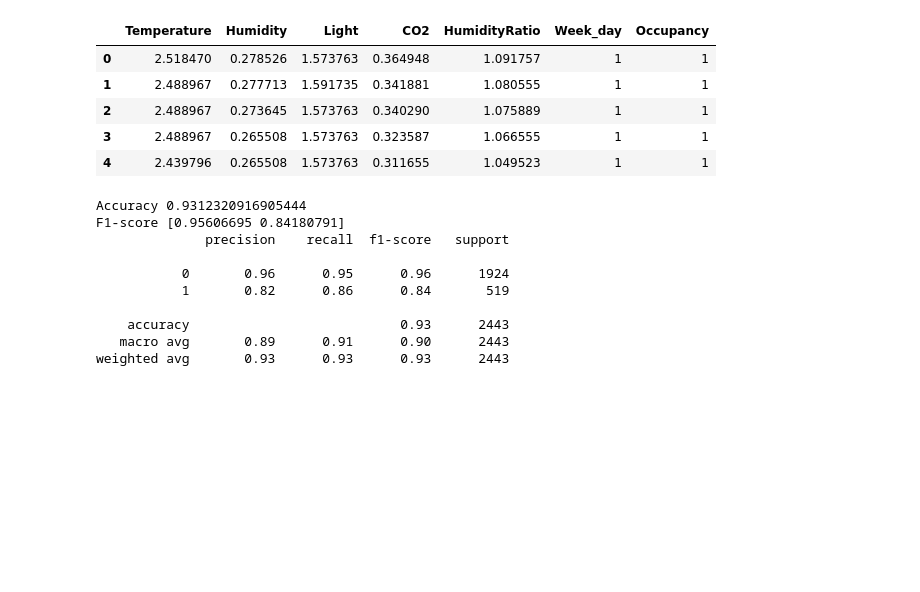
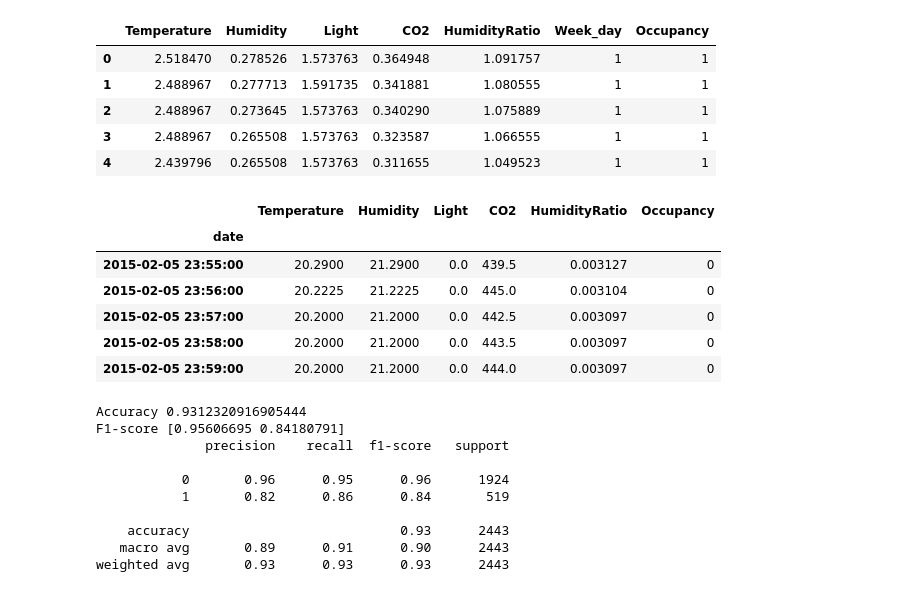
Before and after one commit to piyushtada/data_mining_2020_project_occupancy_detection, a Jupyter notebook: jupyter_notebooks/05_support_vector_machines.ipynb, the cells around one changed output. Saved outputs shown, nothing was run; the diff lists cells and outputs as text; code cells hidden in the pictures; blank space fills up the shorter version.

```diff
--- a/jupyter_notebooks/05_support_vector_machines.ipynb
+++ b/jupyter_notebooks/05_support_vector_machines.ipynb
@@ -188,0 +214,11 @@ from scikitplot.metrics import plot_lift_curve
+# %%
+df = pd.read_csv('https://raw.githubusercontent.com/piyushtada/data_mining_2020_project_occupancy_detection/master/jupyter_notebooks/data/trainingdata_2015-02-05.csv', parse_dates=True, index_col='date')
+df.tail()
+# %% [output]
+|  | Temperature | Humidity | Light | CO2 | HumidityRatio | Occupancy |
+| date |  |  |  |  |  |  |
+| 2015-02-05 23:55:00 | 20.2900 | 21.2900 | 0.0 | 439.5 | 0.003127 | 0 |
+| 2015-02-05 23:56:00 | 20.2225 | 21.2225 | 0.0 | 445.0 | 0.003104 | 0 |
+| 2015-02-05 23:57:00 | 20.2000 | 21.2000 | 0.0 | 442.5 | 0.003097 | 0 |
+| 2015-02-05 23:58:00 | 20.2000 | 21.2000 | 0.0 | 443.5 | 0.003097 | 0 |
+| 2015-02-05 23:59:00 | 20.2000 | 21.2000 | 0.0 | 444.0 | 0.003097 | 0 |
```
Also changed, not shown: parts of 8 cells of this notebook, 1 other file.
